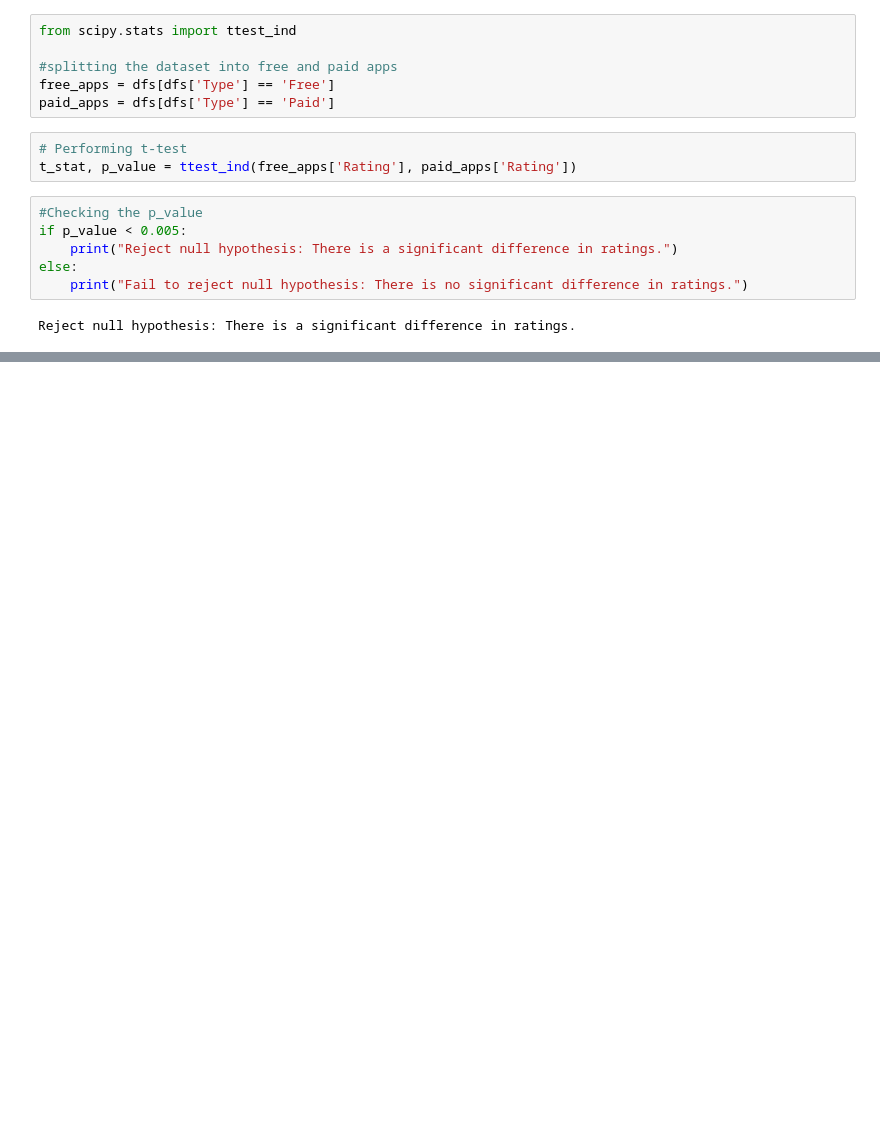
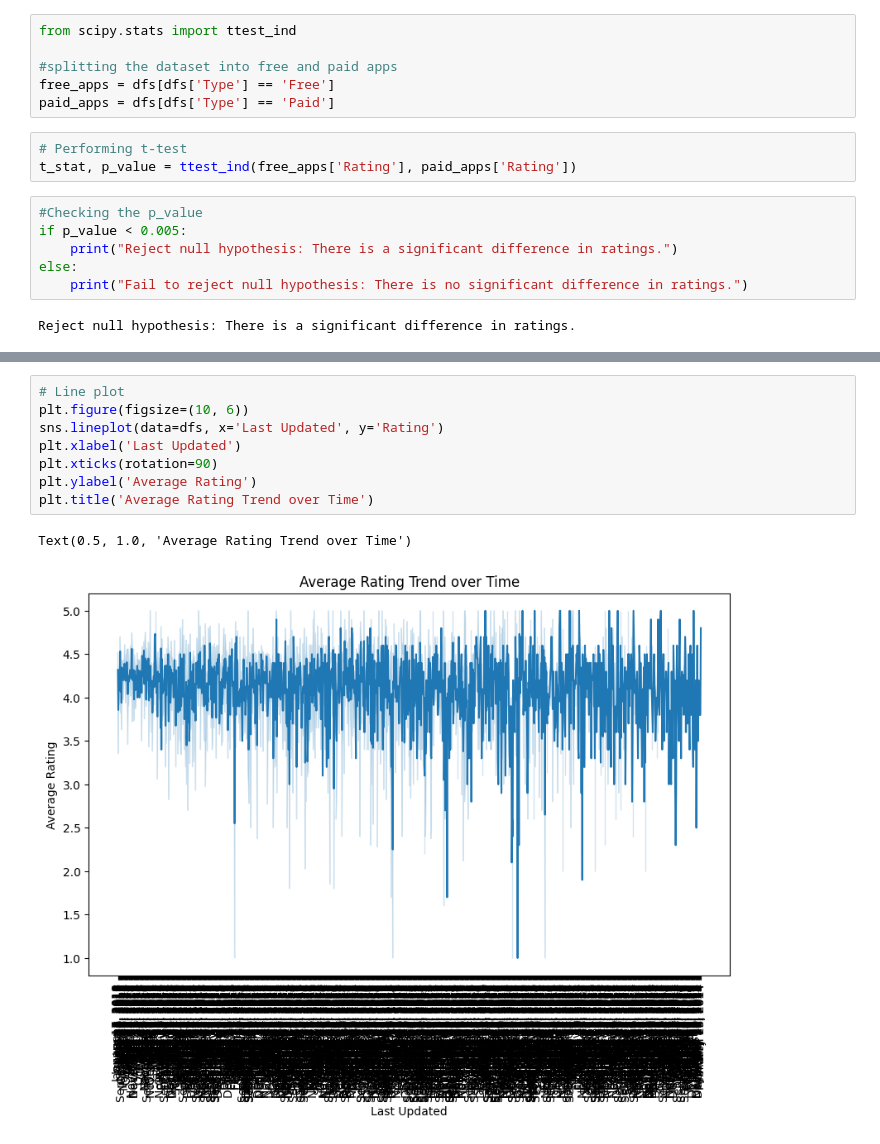
Before and after one commit to Sankrityayana/Exploratory-Data-Analysis-of-Google-App-Store-Data, a Jupyter notebook: EDA_of_Google_Play_Store_Data.ipynb, the cells around one changed output, grey strips where cells are left out. Drawn from its saved outputs; the diff is of its cells as text; blank space fills up the shorter version.

```diff
--- a/EDA_of_Google_Play_Store_Data.ipynb
+++ b/EDA_of_Google_Play_Store_Data.ipynb
@@ -184,0 +196,11 @@ Reject null hypothesis: There is a significant difference in ratings.
+# %%
+# Line plot
+plt.figure(figsize=(10, 6))
+sns.lineplot(data=dfs, x='Last Updated', y='Rating')
+plt.xlabel('Last Updated')
+plt.xticks(rotation=90)
+plt.ylabel('Average Rating')
+plt.title('Average Rating Trend over Time')
+# %% [output]
+Text(0.5, 1.0, 'Average Rating Trend over Time')
+[figure, added]
```
Also changed, not shown: parts of 6 cells of this notebook.
